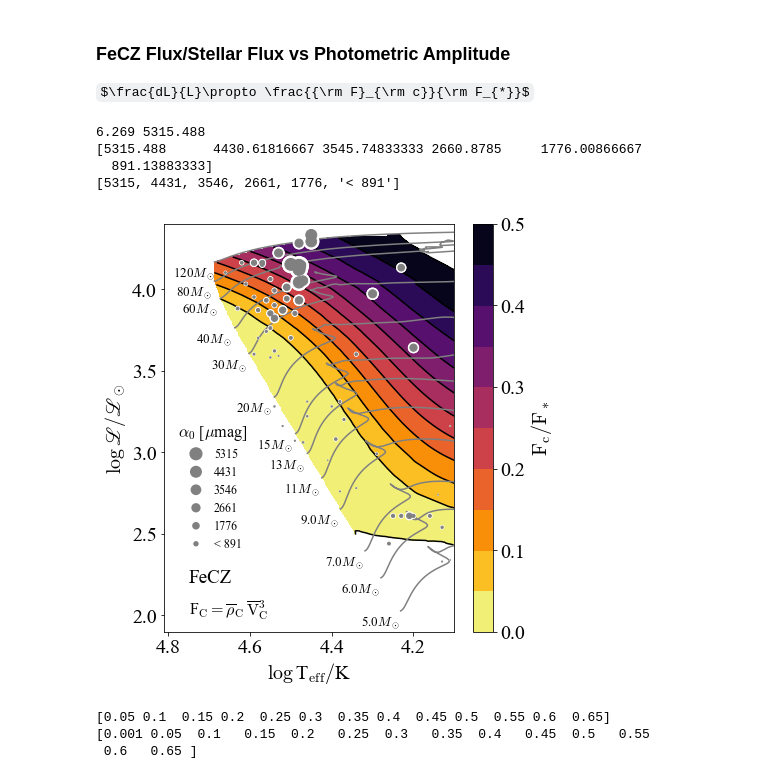
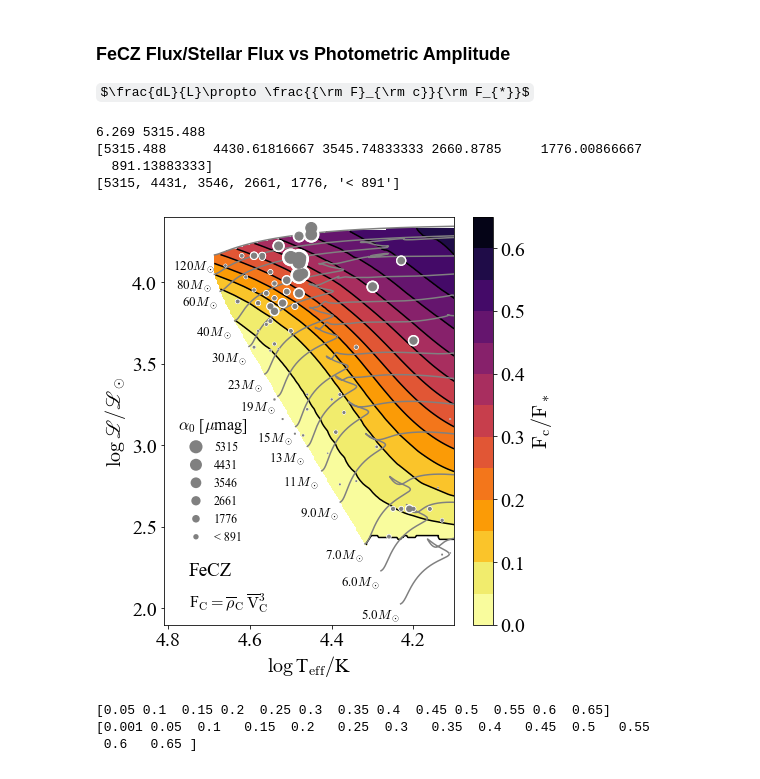
Before and after one commit to matteocantiello/rednoise, a Jupyter notebook: rednoise.ipynb, the cells around one changed output. Drawn from its saved outputs; the diff is of its cells as text; code cells hidden in the pictures; some formulas as TeX source.

```diff
--- a/rednoise.ipynb
+++ b/rednoise.ipynb
@@ -185,6 +197,12 @@ plt.scatter(logl_data,nuchar_data)
 ### Compare Macroturbulence Data to Convective Velocity in FeCZ (this is similar to Grassitelli et al. 2015)
 # %%
 ell_sun=(5777)**4.0/(274*100)
+
+DIR = '/Users/mcantiello/Dropbox (Personal)/work/red_noise/15140/Z0.02_CORE_F0/'
+DIR = '/Users/mcantiello/Dropbox (Personal)/work/red_noise/15140/Z0.02_CORE_F0_NO_OVER/'
+mods = [5.0, 5.2, 5.4 ,5.6 ,5.8, 6.0, 7.0,8.0,9.0,10,11,12,13,14,15,16,17,18,19,20,21,22,23,24,25,30,40,50,60,80,100,120]
+hrdlines = [5.0,6.0,7.0,9.0,11,13,15,19,23,30,40,60,80,120]
+
 
 def read_models(location,lis):
     x = []
@@ -338,9 +356,10 @@ read_models(DIR,mods)
 # %% [markdown]
 ## Turbulent Pressure Plot
 # %%
-DIR = '/Users/mcantiello/Dropbox (Personal)/work/red_noise/15140/Z0.02_CORE_F0/'
+#DIR = '/Users/mcantiello/Dropbox (Personal)/work/red_noise/15140/Z0.02_CORE_F0/'
 mods = [5.0, 5.2, 5.4 ,5.6 ,5.8, 6.0, 7.0,8.0,9.0,10,11,12,13,14,15,16,17,18,19,20,21,22,23,24,25,30,40,50,60,80,100,120]
-hrdlines = [5.0,6.0,7.0,9.0,11,13,15,20,25,30,40,60,80,120]
+hrdlines = [5.0,6.0,7.0,9.0,11,13,15,19,23,30,40,60,80,120]
+
 
 ell_sun=(5777)**4.0/(274*100)
 plt.rcParams["contour.negative_linestyle"]='solid'
@@ -503,7 +522,7 @@ read_models(DIR,mods)
 # %%
 DIR = '/Users/mcantiello/Dropbox (Personal)/work/red_noise/15140/Z0.02_CORE_F0/'
 mods = [5.0, 5.2, 5.4 ,5.6 ,5.8, 6.0, 7.0,8.0,9.0,10,11,12,13,14,15,16,17,18,19,20,21,22,23,24,25,30,40,50,60,80,100,120]
-hrdlines = [5.0,6.0,7.0,9.0,11,13,15,20,25,30,40,60,80,120]
+hrdlines = [5.0,6.0,7.0,9.0,11,13,15,19,23,30,40,60,80,120]
 
 ell_sun=(5777)**4.0/(274*100)
 
@@ -664,6 +683,7 @@ read_models(DIR,mods)
 # %% [markdown]
 ### Compare Frequency of Red Noise to Turnover Frequency in FeCZ
 # %%
+hrdlines = [5.0,6.0,7.0,9.0,11,13,15,19,23,30,40,60,80,120]
 
 ell_sun=(5777)**4.0/(274*100)
 def read_models(location,lis):
@@ -820,6 +840,9 @@ def read_models(location,lis):
 #    plt.title(r'Characteristic Frequency ($\nu_{\rm char}$)')
     plt.savefig(FIGURES+"freq_FeCZ_data.pdf",bbox_inches='tight')
 
+DIR = '/Users/mcantiello/Dropbox (Personal)/work/red_noise/Z0.02_CORE/'
+DIR = '/Users/mcantiello/Dropbox (Personal)/work/red_noise/15140/Z0.02_CORE_F0/'
+DIR = '/Users/mcantiello/Dropbox (Personal)/work/red_noise/15140/Z0.02_CORE_F0_NO_OVER/'
 
 read_models(DIR,mods)
 # %% [output]
@@ -1028,7 +1051,8 @@ def read_models(location,lis):
     x=array(list(flatten(x)))
     y=array(list(flatten(y)))
     z=array(list(flatten(z)))#/1e5 # (in km/s)
-    #z=z**0.5
+
+    #z=np.log10(z) #**0.5
 
 
 
@@ -1045,8 +1069,9 @@ def read_models(location,lis):
     zi = interpolator(Xi, Yi)
 
     maxf=max(z)
-    levels=np.arange(0.05,maxf,0.05)
-    levels = insert(levels,0, 0.0001)
+    levels=np.arange(0.01,maxf+0.1,0.05)
+    levels = insert(levels,0, 1e-10)
+    #levels=np.arange(-3,maxf,0.2)
 
     ax.contour(xi, yi, zi, 12, colors='k',levels=levels) # ,setlims=True
     cntr1 = ax.contourf(xi, yi, zi, 12, cmap='inferno_r',levels=levels) #cmap="YlOrRd")
@@ -1112,35 +1137,36 @@ def read_models(location,lis):
     l3 = ax.scatter([],[], s=scatt_size[2], edgecolors='none',color='gray',label=scatt_label[2])
     l4 = ax.scatter([],[], s=scatt_size[3], edgecolors='none',color='gray',label=scatt_label[3])
     l5 = ax.scatter([],[], s=scatt_size[4], edgecolors='none',color='gray',label=scatt_label[4])
     l6 = ax.scatter([],[], s=scatt_size[5], edgecolors='none',color='gray',label=scatt_label[4])
 
      # And finally the legend (Matplotlib def needs better handling of scatter plot legends of this type)
     leg = plt.legend([l1,l2, l3, l4, l5, l6], scatt_label, frameon=False,
           fontsize=12,handlelength=2,   bbox_to_anchor=(0.02,0.18),
           loc='lower left', title=r"$\alpha_0$ [$\mu$mag]", markerscale=0.18) # 0.18 determined by making larger symbol match with plot. Still not sure how to do this properly...
 
     ############################
 
 
     ax.scatter(logt_data,logl_data,s=alpha0_data/15,c='white',zorder=3)
     ax.scatter(logt_data,logl_data,s=alpha0_data/30,c='gray',zorder=3)
 
     ax.set_xlabel(logteff)
     ax.set_ylabel(r'$\log\, \mathscr{L} / \mathscr{L}_\odot$')
     ax.set_xlim([4.81,4.1])
     #ax.set_ylim([2.5,6.25])
     ax.set_ylim([1.9,4.4])
 #    plt.title(r'Photometric Amplitude $\alpha_0$')
     plt.savefig(FIGURES+"flux_FeCZ_rednoise.pdf",bbox_inches='tight')
 
-hrdlines = [5.0,6.0,7.0,9.0,11,13,15,20,30,40,60,80,120]
+hrdlines = [5.0,6.0,7.0,9.0,11,13,15,19,23,30,40,60,80,120]
+
 read_models(DIR,mods)
 # %% [output]
 6.269 5315.488
 [5315.488      4430.61816667 3545.74833333 2660.8785     1776.00866667
   891.13883333]
 [5315, 4431, 3546, 2661, 1776, '< 891']
-[figure, old version]
+[figure, new version]
 # %%
 levels=np.arange(0.05,0.7,0.05)
 print(levels)
```
Also changed, not shown: parts of 42 cells of this notebook.
